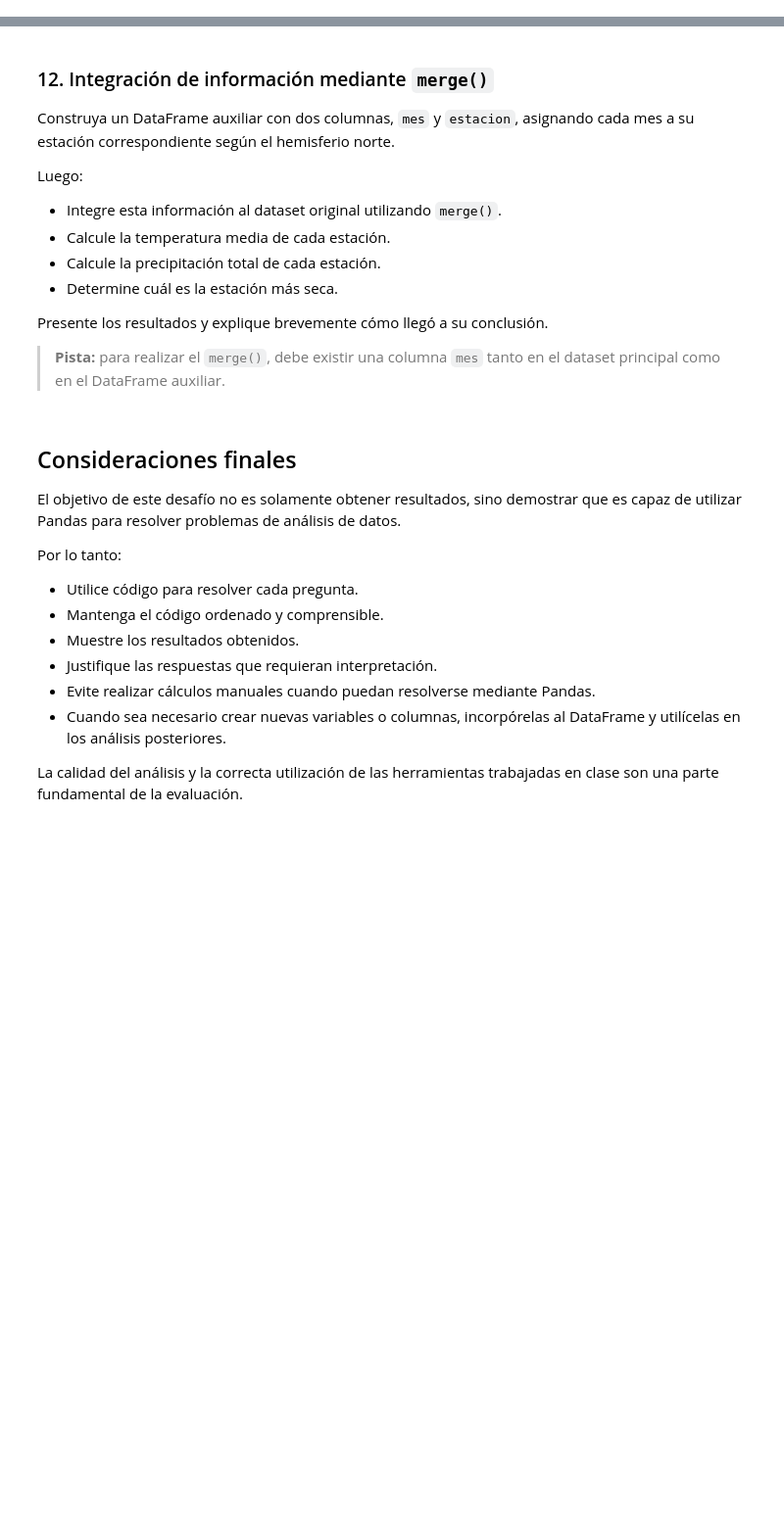
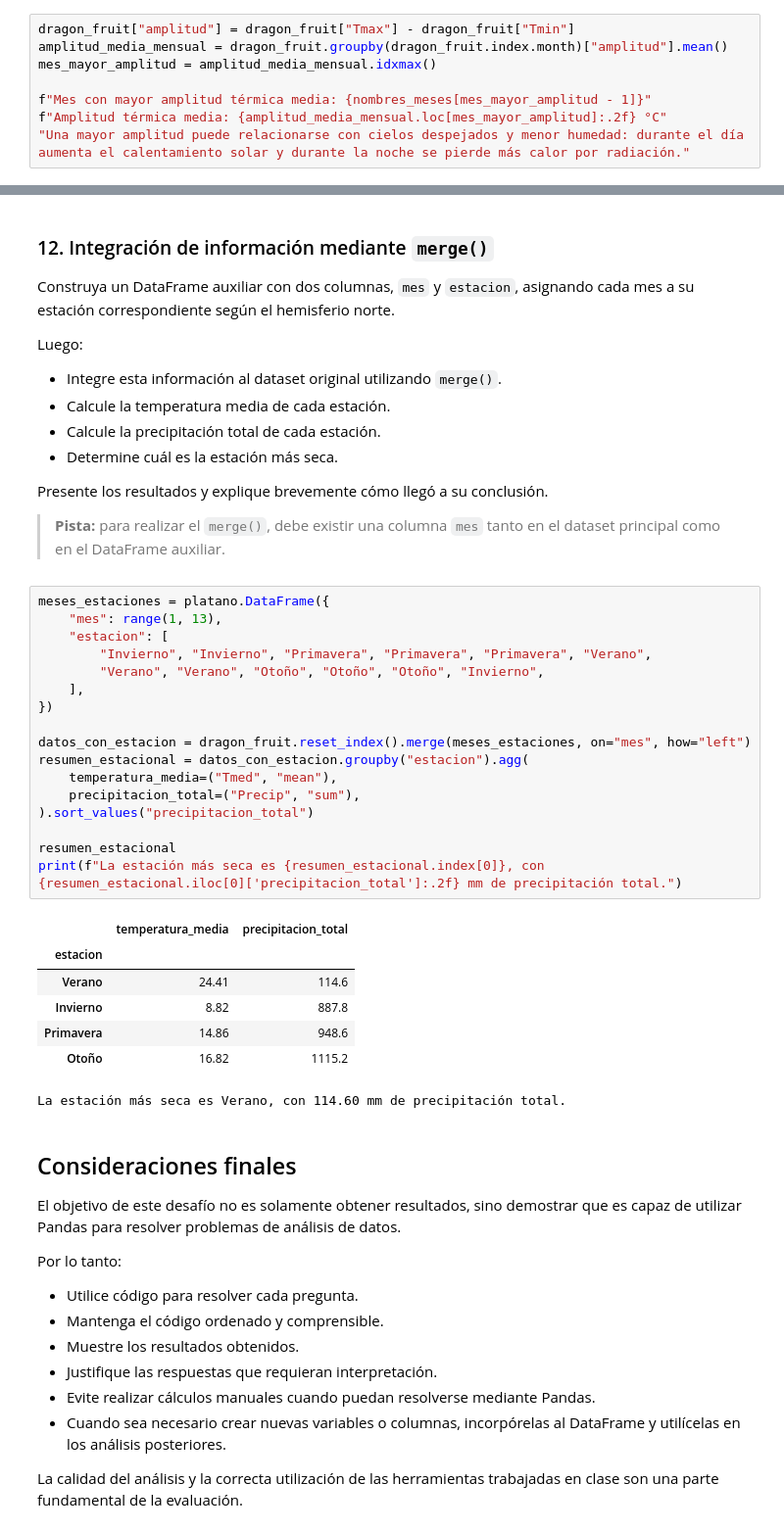
Before and after one commit to row-d/Gestion-de-Datos, a Jupyter notebook: tareas/tarea2/main.ipynb, the cells around one changed output, grey strips where cells are left out. Shown at 98% size. Cells and saved outputs as stored; diff of their text form; blank space fills up the shorter version.

```diff
--- a/tareas/tarea2/main.ipynb
+++ b/tareas/tarea2/main.ipynb
@@ -149,3 +182,11 @@ Realice las siguientes tareas:
 - Cree una nueva columna denominada `amplitud` con este cálculo.
 - Determine en qué mes del año la amplitud térmica media es mayor.
 - Explique brevemente qué factores físicos o climáticos podrían ayudar a explicar este comportamiento.
+# %%
+dragon_fruit["amplitud"] = dragon_fruit["Tmax"] - dragon_fruit["Tmin"]
+amplitud_media_mensual = dragon_fruit.groupby(dragon_fruit.index.month)["amplitud"].mean()
+mes_mayor_amplitud = amplitud_media_mensual.idxmax()
+
+f"Mes con mayor amplitud térmica media: {nombres_meses[mes_mayor_amplitud - 1]}"
+f"Amplitud térmica media: {amplitud_media_mensual.loc[mes_mayor_amplitud]:.2f} °C"
+"Una mayor amplitud puede relacionarse con cielos despejados y menor humedad: durante el día aumenta el calentamiento solar y durante la noche se pierde más calor por radiación."
@@ -247,6 +470,31 @@ Luego:
 Presente los resultados y explique brevemente cómo llegó a su conclusión.
 
 > **Pista:** para realizar el `merge()`, debe existir una columna `mes` tanto en el dataset principal como en el DataFrame auxiliar.
+# %%
+meses_estaciones = platano.DataFrame({
+    "mes": range(1, 13),
+    "estacion": [
+        "Invierno", "Invierno", "Primavera", "Primavera", "Primavera", "Verano",
+        "Verano", "Verano", "Otoño", "Otoño", "Otoño", "Invierno",
+    ],
+})
+
+datos_con_estacion = dragon_fruit.reset_index().merge(meses_estaciones, on="mes", how="left")
+resumen_estacional = datos_con_estacion.groupby("estacion").agg(
+    temperatura_media=("Tmed", "mean"),
+    precipitacion_total=("Precip", "sum"),
+).sort_values("precipitacion_total")
+
+resumen_estacional
+print(f"La estación más seca es {resumen_estacional.index[0]}, con {resumen_estacional.iloc[0]['precipitacion_total']:.2f} mm de precipitación total.")
+# %% [output]
+|  | temperatura_media | precipitacion_total |
+| estacion |  |  |
+| Verano | 24.41 | 114.6 |
+| Invierno | 8.82 | 887.8 |
+| Primavera | 14.86 | 948.6 |
+| Otoño | 16.82 | 1115.2 |
+La estación más seca es Verano, con 114.60 mm de precipitación total.
 # %% [markdown]
 ## Consideraciones finales
 
```
Also changed, not shown: parts of 11 cells of this notebook, 9 other files.
